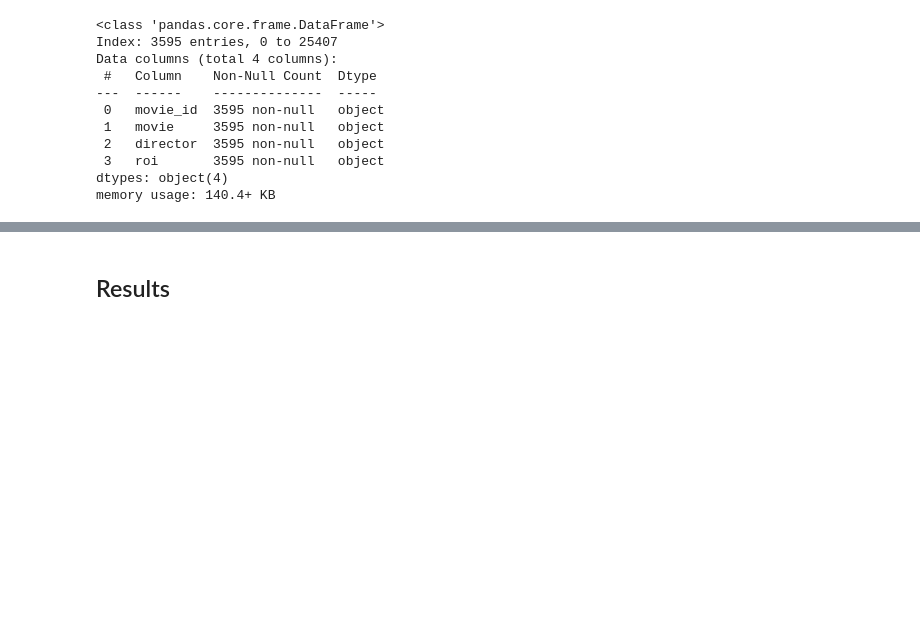
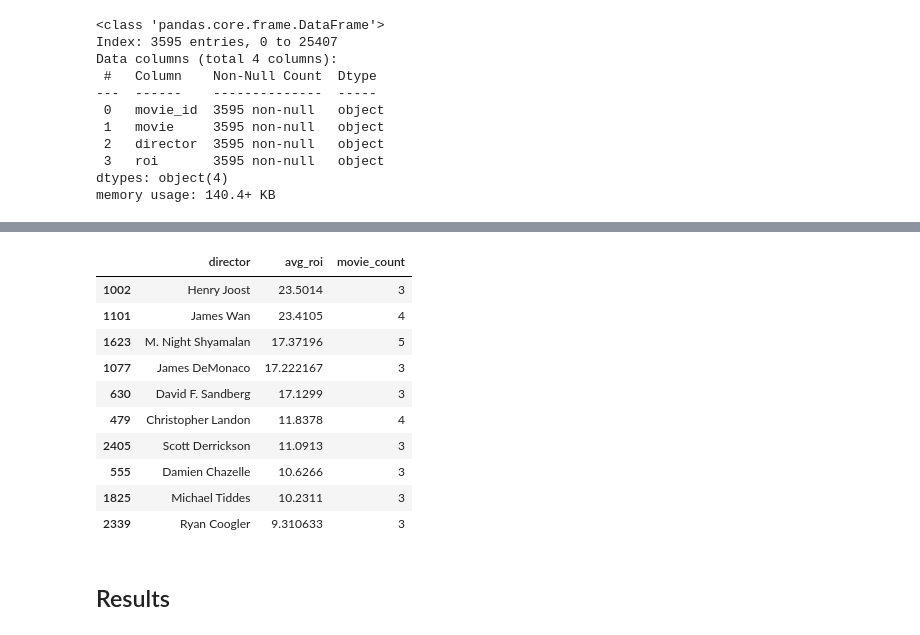
Before and after one commit to hannahdallas/movies, a Jupyter notebook: notebooks/final.ipynb, the cells around one changed output, grey strips where cells are left out. Saved outputs shown, nothing was run; the diff lists cells and outputs as text; code cells hidden in the pictures; blank space fills up the shorter version.

```diff
--- a/notebooks/final.ipynb
+++ b/notebooks/final.ipynb
@@ -558,3 +637,17 @@ plt.show()
+# %%
+top_sorted_filtered_directors
+# %% [output]
+|  | director | avg_roi | movie_count |
+| 1002 | Henry Joost | 23.5014 | 3 |
+| 1101 | James Wan | 23.4105 | 4 |
+| 1623 | M. Night Shyamalan | 17.37196 | 5 |
+| 1077 | James DeMonaco | 17.222167 | 3 |
+| 630 | David F. Sandberg | 17.1299 | 3 |
+| 479 | Christopher Landon | 11.8378 | 4 |
+| 2405 | Scott Derrickson | 11.0913 | 3 |
+| 555 | Damien Chazelle | 10.6266 | 3 |
+| 1825 | Michael Tiddes | 10.2311 | 3 |
+| 2339 | Ryan Coogler | 9.310633 | 3 |
 # %% [markdown]
 ## Results
 # %% [markdown]
```
Also changed, not shown: parts of 19 cells of this notebook.
